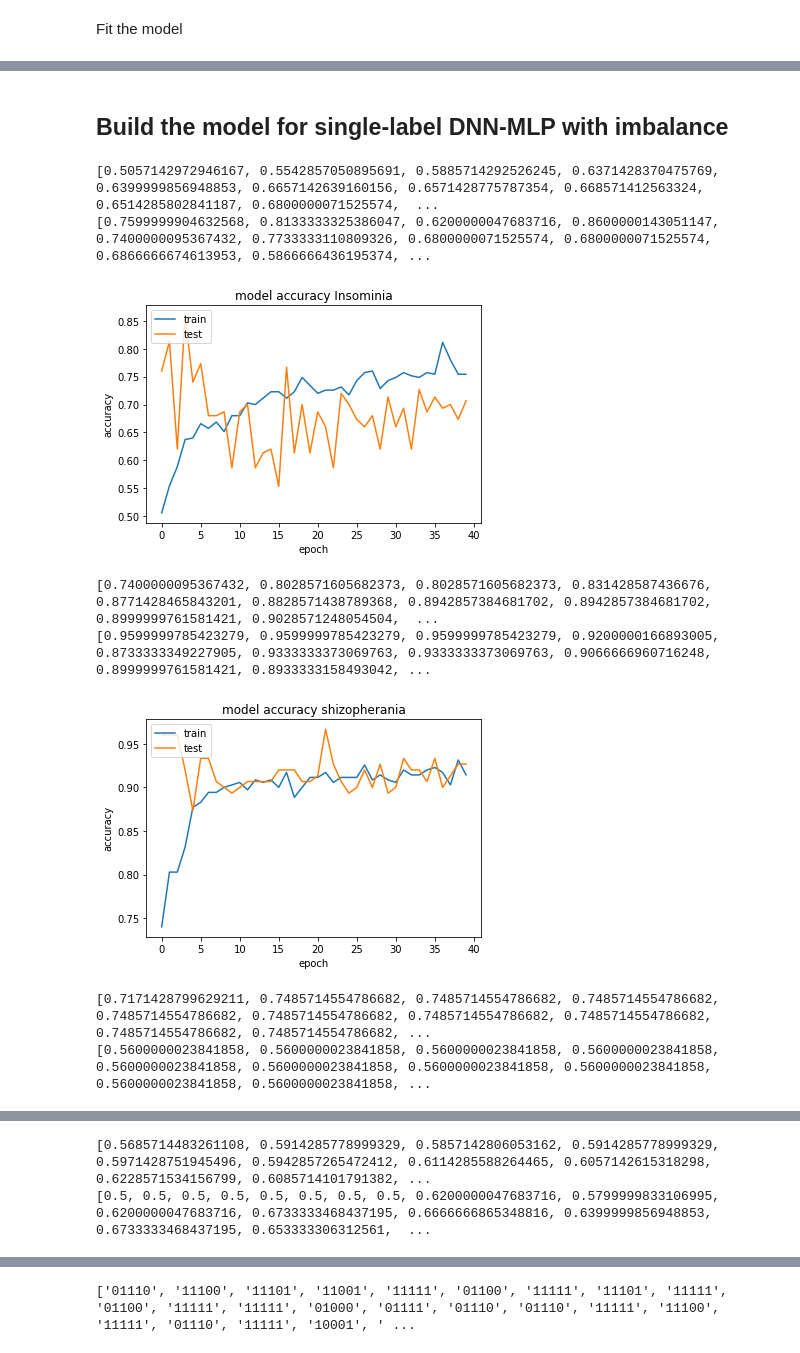
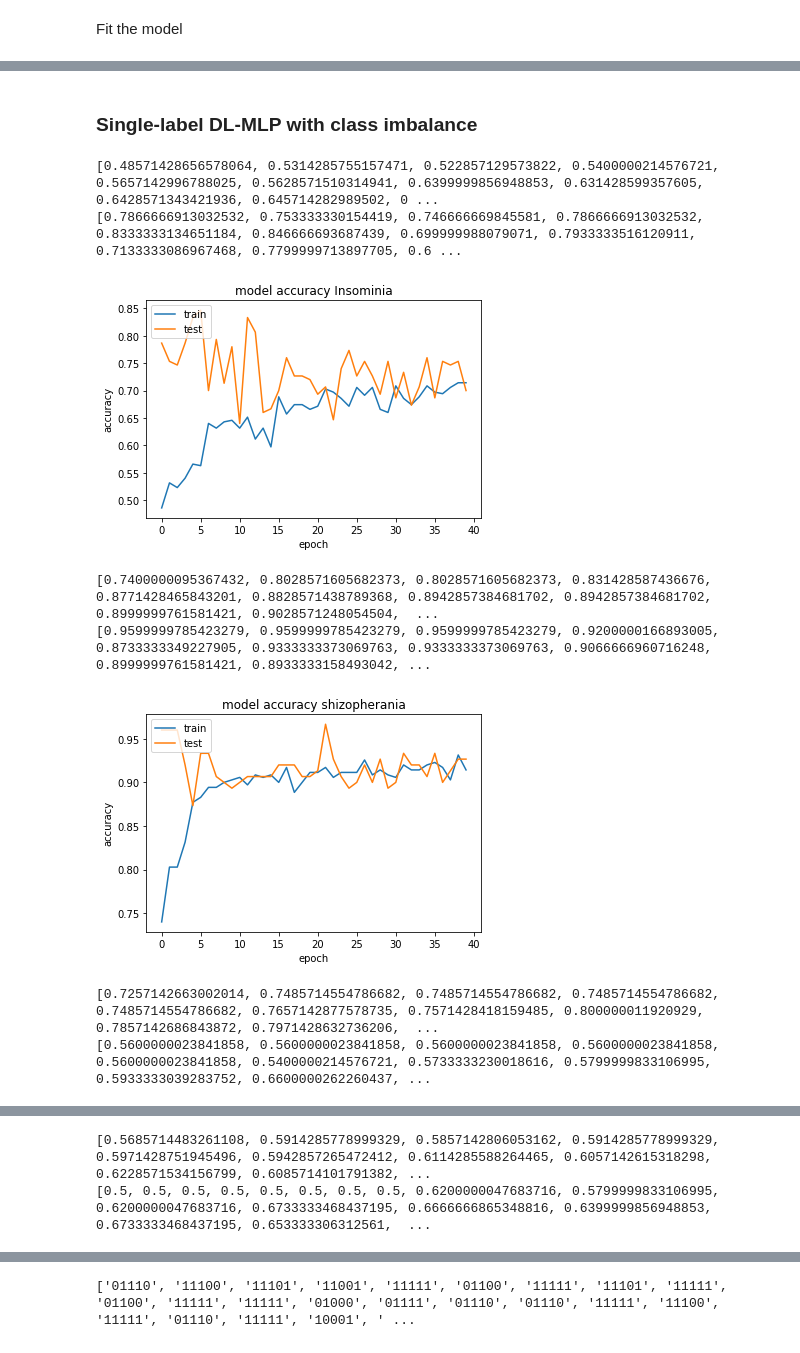
Before and after one commit to qingemeng/cs598dlh-final, a Jupyter notebook: Final.ipynb, the cells around one changed output, grey strips where cells are left out. Drawn from its saved outputs; the diff is of its cells as text; code cells hidden in the pictures.

```diff
--- a/Final.ipynb
+++ b/Final.ipynb
@@ -139,5 +143,5 @@ Define the model
 # %%
-def build_nn_mlp_model(out_put_size, dropout_rate = 0.1, single_layer = False):
+def build_mlp_model(out_put_size, dropout_rate = 0.1, single_layer = False):
   model = Sequential()
   model.add(Dense(15, input_dim=20, activation='relu'))
   model.add(Dropout(dropout_rate))
@@ -157,9 +161,8 @@ def build_nn_mlp_model(out_put_size, dropout_rate = 0.1, single_layer = False):
 # %% [markdown]
 Fit the model
 # %%
-dnn_mlp = build_nn_mlp_model(5)
+dnn_mlp = build_mlp_model(5)
 es = keras.callbacks.EarlyStopping(monitor='val_loss')
-# dnn_mlp.fit(X, Y, epochs=40, validation_split=0.3, callbacks=[es])
 dnn_mlp.fit(X, Y, epochs=40, validation_split=0.3)
 # %% [output]
 Epoch 1/40
@@ -182,28 +185,28 @@ Epoch 40/40
 <keras.callbacks.History at 0x...>
 # %% [markdown]
-## Build the model for single-label DNN-MLP with imbalance
+### Single-label DL-MLP with class imbalance
 # %%
 es = keras.callbacks.EarlyStopping(monitor='val_loss')
 deseases = ['Insominia',	'shizopherania',	'vascula_demetia',	'MBD',	'Bipolar']
-drop_out_rates = [0.2, 0.2, 0.2, 0.4, 0.3]
+drop_out_rates = [0.4, 0.2, 0.1, 0.4, 0.3]
 for i, desease in enumerate(deseases):
-  dnn_mlp_single = build_nn_mlp_model(1, dropout_rate=drop_out_rates[i])
+  dnn_mlp_single = build_mlp_model(1, dropout_rate=drop_out_rates[i])
   history = dnn_mlp_single.fit(X, Y[:, i], epochs=40, validation_split=0.3, verbose = 0)
   print(history.history['accuracy'])
   print(history.history['val_accuracy'])
   plt.plot(history.history['accuracy'])
   plt.plot(history.history['val_accuracy'])
   plt.title('model accuracy ' + desease)
   plt.ylabel('accuracy')
   plt.xlabel('epoch')
   plt.legend(['train', 'test'], loc='upper left')
   plt.show()
 # %% [output]
-[0.5057142972946167, 0.5542857050895691, 0.5885714292526245, 0.6371428370475769, 0.6399999856948853, 0.6657142639160156, 0.6571428775787354, 0.668571412563324, 0.6514285802841187, 0.6800000071525574,  ...
-[0.7599999904632568, 0.8133333325386047, 0.6200000047683716, 0.8600000143051147, 0.7400000095367432, 0.7733333110809326, 0.6800000071525574, 0.6800000071525574, 0.6866666674613953, 0.5866666436195374, ...
+[0.48571428656578064, 0.5314285755157471, 0.522857129573822, 0.5400000214576721, 0.5657142996788025, 0.5628571510314941, 0.6399999856948853, 0.631428599357605, 0.6428571343421936, 0.645714282989502, 0 ...
+[0.7866666913032532, 0.753333330154419, 0.746666669845581, 0.7866666913032532, 0.8333333134651184, 0.846666693687439, 0.699999988079071, 0.7933333516120911, 0.7133333086967468, 0.7799999713897705, 0.6 ...
-[figure, old version]
+[figure, new version]
 [0.7400000095367432, 0.8028571605682373, 0.8028571605682373, 0.831428587436676, 0.8771428465843201, 0.8828571438789368, 0.8942857384681702, 0.8942857384681702, 0.8999999761581421, 0.9028571248054504,  ...
 [0.9599999785423279, 0.9599999785423279, 0.9599999785423279, 0.9200000166893005, 0.8733333349227905, 0.9333333373069763, 0.9333333373069763, 0.9066666960716248, 0.8999999761581421, 0.8933333158493042, ...
 [figure]
-[0.7171428799629211, 0.7485714554786682, 0.7485714554786682, 0.7485714554786682, 0.7485714554786682, 0.7485714554786682, 0.7485714554786682, 0.7485714554786682, 0.7485714554786682, 0.7485714554786682, ...
-[0.5600000023841858, 0.5600000023841858, 0.5600000023841858, 0.5600000023841858, 0.5600000023841858, 0.5600000023841858, 0.5600000023841858, 0.5600000023841858, 0.5600000023841858, 0.5600000023841858, ...
+[0.7257142663002014, 0.7485714554786682, 0.7485714554786682, 0.7485714554786682, 0.7485714554786682, 0.7657142877578735, 0.7571428418159485, 0.800000011920929, 0.7857142686843872, 0.7971428632736206,  ...
+[0.5600000023841858, 0.5600000023841858, 0.5600000023841858, 0.5600000023841858, 0.5600000023841858, 0.5400000214576721, 0.5733333230018616, 0.5799999833106995, 0.5933333039283752, 0.6600000262260437, ...
```
Also changed, not shown: parts of 25 cells of this notebook.
